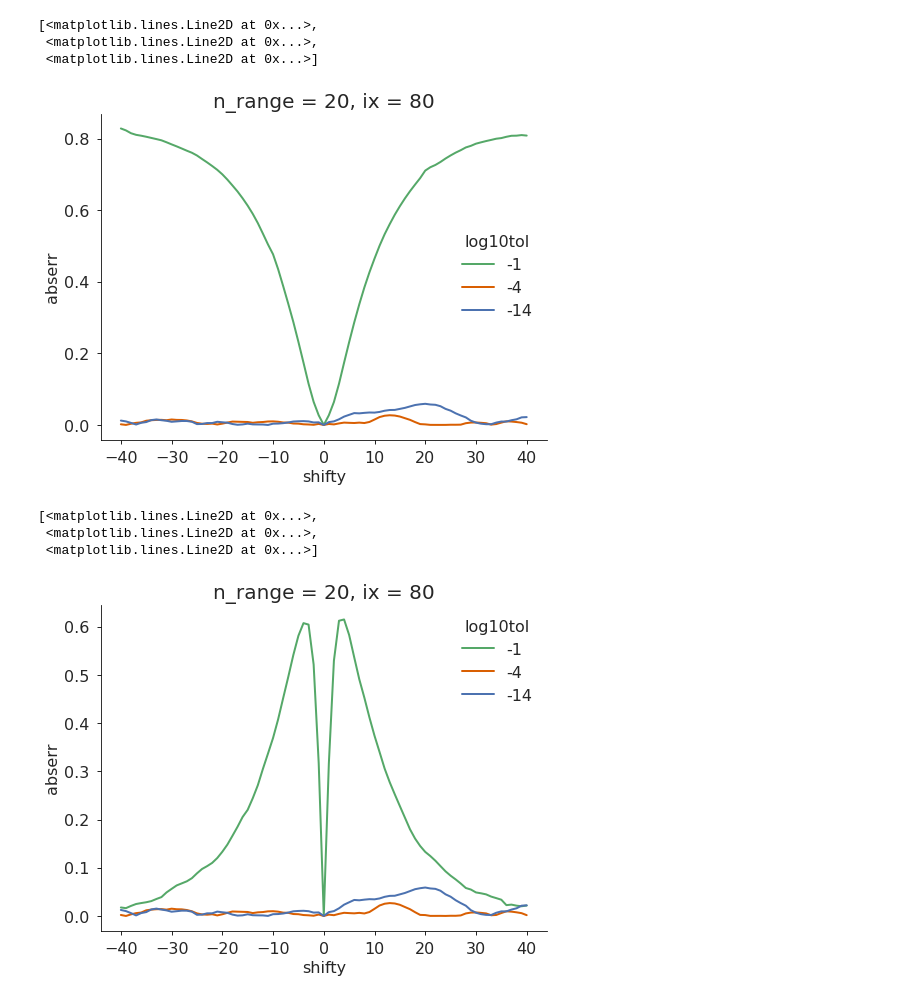
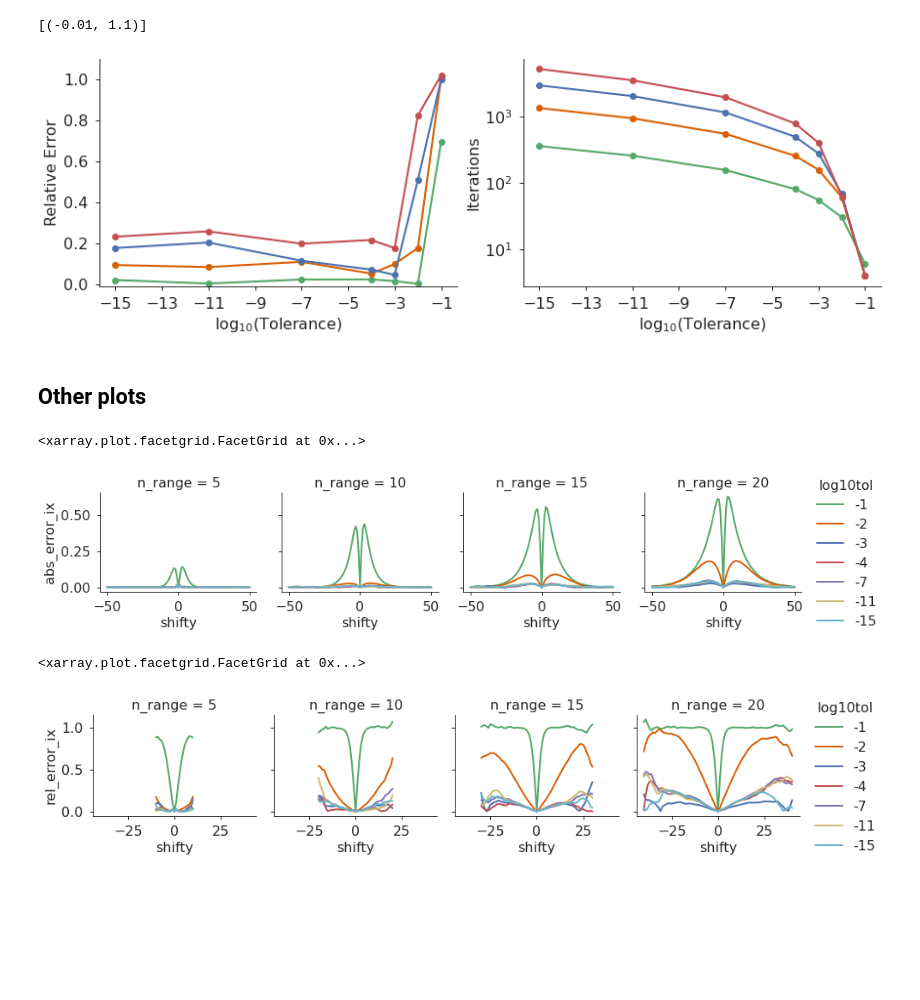
Before and after one commit to timothyas/generic-matern-covariance, a Jupyter notebook: src/plot_llc_matern_theory_tol.ipynb, the cells around one changed output. Drawn from its saved outputs; the diff is of its cells as text; code cells hidden in the pictures; blank space fills up the shorter version.

Commit message:
error and iterations by tolerance and range done ... finally

```diff
--- a/src/plot_llc_matern_theory_tol.ipynb
+++ b/src/plot_llc_matern_theory_tol.ipynb
@@ -316,0 +91,17 @@ xx = cds.corr_ix.sel(ix=ix).mean(['k','iy'])
+# %%
+k = 25
+ix = 90
+iy = 165
+# %%
+dim = "ix"
+dsel = ix
+cds = calc_error(cds, dim, dsel)
+
+fig, axs = plt.subplots(1,2, figsize=(15,4),
+                        constrained_layout=True,
+                        sharex=True)
+
+plot_error(cds, dim, dsel, axs[0])
+plot_iterations(cds, axs[1])
+axs[1].legend(loc='center left', bbox_to_anchor=(1., .5))
+fig.savefig(f"{fig_dir}/matern_llc90_error_and_iters.pdf", bbox_inches='tight')
@@ -316,0 +123,12 @@ xx = cds.corr_ix.sel(ix=ix).mean(['k','iy'])
+# %%
+dim = "iy"
+dsel = iy
+cds = calc_error(cds, dim, dsel)
+
+fig, axs = plt.subplots(1,2, figsize=(12,4),
+                        constrained_layout=True,
+                        sharex=True)
+
+plot_error(cds, dim, dsel, axs[0])
+plot_iterations(cds, axs[1])
+axs[0].set(ylim=[None, 1.1])
@@ -316,0 +138,12 @@ xx = cds.corr_ix.sel(ix=ix).mean(['k','iy'])
+# %%
+dim = "k"
+dsel = k
+cds = calc_error(cds, dim, dsel)
+
+fig, axs = plt.subplots(1,2, figsize=(12,4),
+                        constrained_layout=True,
+                        sharex=True)
+
+plot_error(cds, dim, dsel, axs[0])
+plot_iterations(cds, axs[1])
+axs[0].set(ylim=[None, 1.1])
@@ -317,19 +153,31 @@ xx = cds.corr_ix.sel(ix=ix).mean(['k','iy'])
+# %%
+dim = "iy"
+dsel = iy
+
+fig, axs = plt.subplots(1,2, figsize=(12,4),
+                        constrained_layout=True,
+                        sharex=True)
+
+plot_error(cds, dim, dsel, axs[0])
+plot_iterations(cds, axs[1])
+axs[0].set(ylim=[None, 1.1])
+# %% [output]
+[(-0.01, 1.1)]
+[figure, added]
+# %% [markdown]
+## Other plots
 # %%
 abs_err = np.abs(cds.corr_ix.sel(ix=ix).mean(['k','iy']) - cds['ideal_corr'])
 abs_err.name = 'abserr'
 rel_err = abs_err / cds.ideal_corr
 rel_err.name = 'relerr'
 # %%
-abs_err.sel(n_range=20).plot.line(x='shifty')
+cds.abs_error_ix.plot.line(x='shifty', col='n_range')
 # %% [output]
-[<matplotlib.lines.Line2D at 0x...>,
- <matplotlib.lines.Line2D at 0x...>,
- <matplotlib.lines.Line2D at 0x...>]
+<xarray.plot.facetgrid.FacetGrid at 0x...>
-[figure, old version]
+[figure, new version]
 # %%
-abs_err.sel(n_range=20).plot.line(x='shifty')
+cds.rel_error_ix.where(cds.rho_hat <= cds.n_range*2).plot.line(x='shifty', col='n_range')
 # %% [output]
-[<matplotlib.lines.Line2D at 0x...>,
- <matplotlib.lines.Line2D at 0x...>,
- <matplotlib.lines.Line2D at 0x...>]
+<xarray.plot.facetgrid.FacetGrid at 0x...>
-[figure, old version]
+[figure, new version]
```
Also changed, not shown: parts of 63 cells of this notebook, 1 other file.
